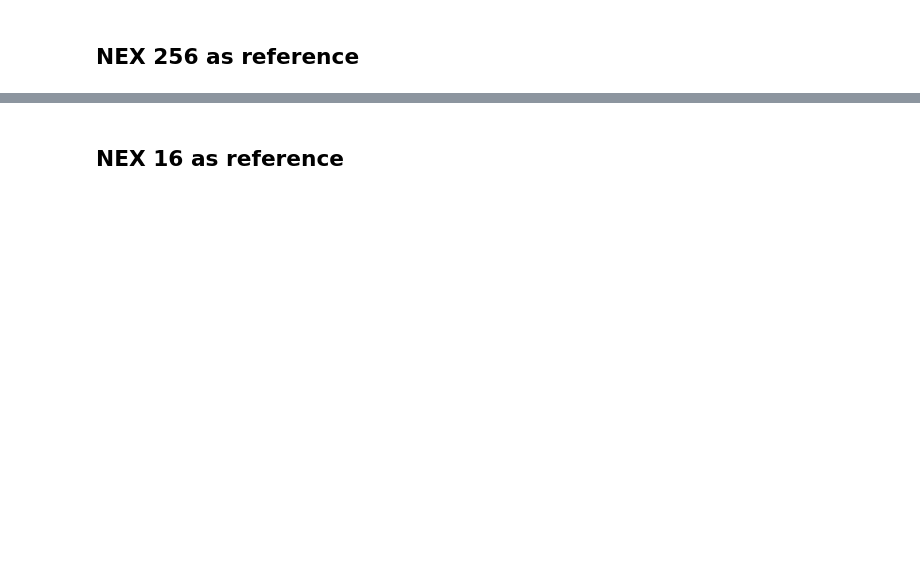
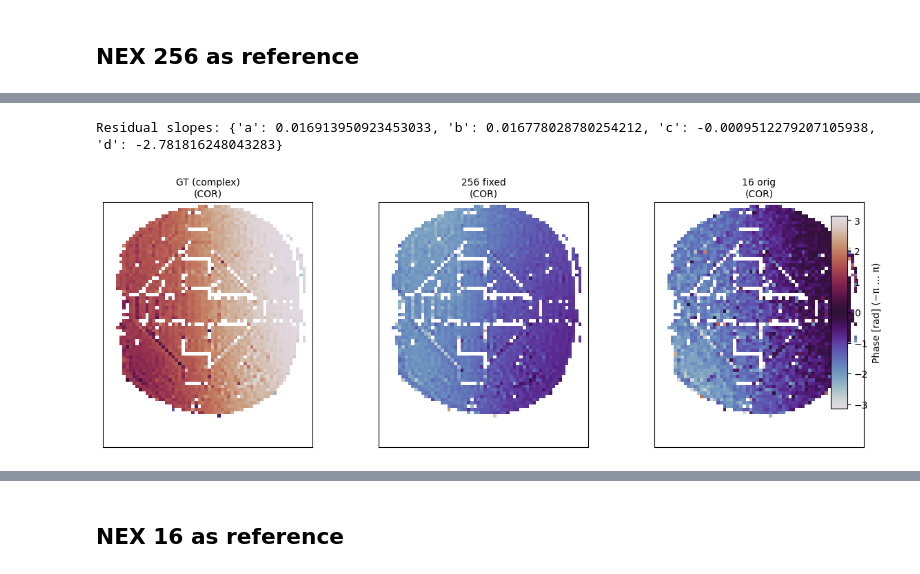
Before and after one commit to Image-X-Institute/Low_Field_MRI_Recon, a Jupyter notebook: FigC_phantom_experiment_plot.ipynb, the cells around one changed output, grey strips where cells are left out. Saved outputs shown, nothing was run; the diff lists cells and outputs as text; code cells hidden in the pictures; blank space fills up the shorter version.

```diff
--- a/FigC_phantom_experiment_plot.ipynb
+++ b/FigC_phantom_experiment_plot.ipynb
@@ -229,0 +240,4 @@ Difference Maps are scaled by 3
+# %%
+volumeGTscaledmasked_NA16 = np.copy(sp.ifft(kspInput[0,:,:,:],axes=[1,2,3]))
+volumeGTscaled_NA16 = volumeGTscaledmasked_NA16
+volumeGTscaledmasked_NA16[mask_metrics]=0
@@ -229,0 +581,28 @@ Difference Maps are scaled by 3
+# %%
+
+volumeGTscaledmasked_NA256f, params = flatten_phase_linear_3d(
+    volumeGTscaledmasked_NA256,
+    target_c=volumeGTscaledmasked_NA16,   # optional reference
+    mask_frac=0.08,                       # start slightly higher to trust only strong signal
+    max_iters=100,                         # slow refinement
+    step=0.1,                             # small correction per iteration (10%)
+    weight_power=2.0,                     # emphasize strong voxels (|mag|^2 weighting)
+    mask_schedule=[0.08, 0.07, 0.06, 0.05, 0.04, 0.03],  # gradually include weaker voxels
+    tol=1e-6                              # strict convergence
+)
+
+print("Residual slopes:", params)
+
+
+volumeGTscaled_NA256f = apply_phase_ramp_3d(volumeGTscaled_NA256, params, inverse=True)
+
+# === Your specific call ===
+vols_c = [volumeGTscaledmasked_NA256, volumeGTscaledmasked_NA256f, volumeGTscaledmasked_NA16]
+titles = ["GT (complex)", '256 fixed', '16 orig']
+
+fig_phase = plot_phase_grid(vols_c, titles, slc=slc, mask_frac=0.01)
+# fig_phase.savefig(f'export_figs/phase_maps_slice{slc:03d}.pdf', bbox_inches='tight', dpi=300)
+plt.show()
+# %% [output]
+Residual slopes: {'a': 0.016913950923453033, 'b': 0.016778028780254212, 'c': -0.0009512279207105938, 'd': -2.781816248043283}
+[figure, added]
```
Also changed, not shown: parts of 44 cells of this notebook, 7 other files.
